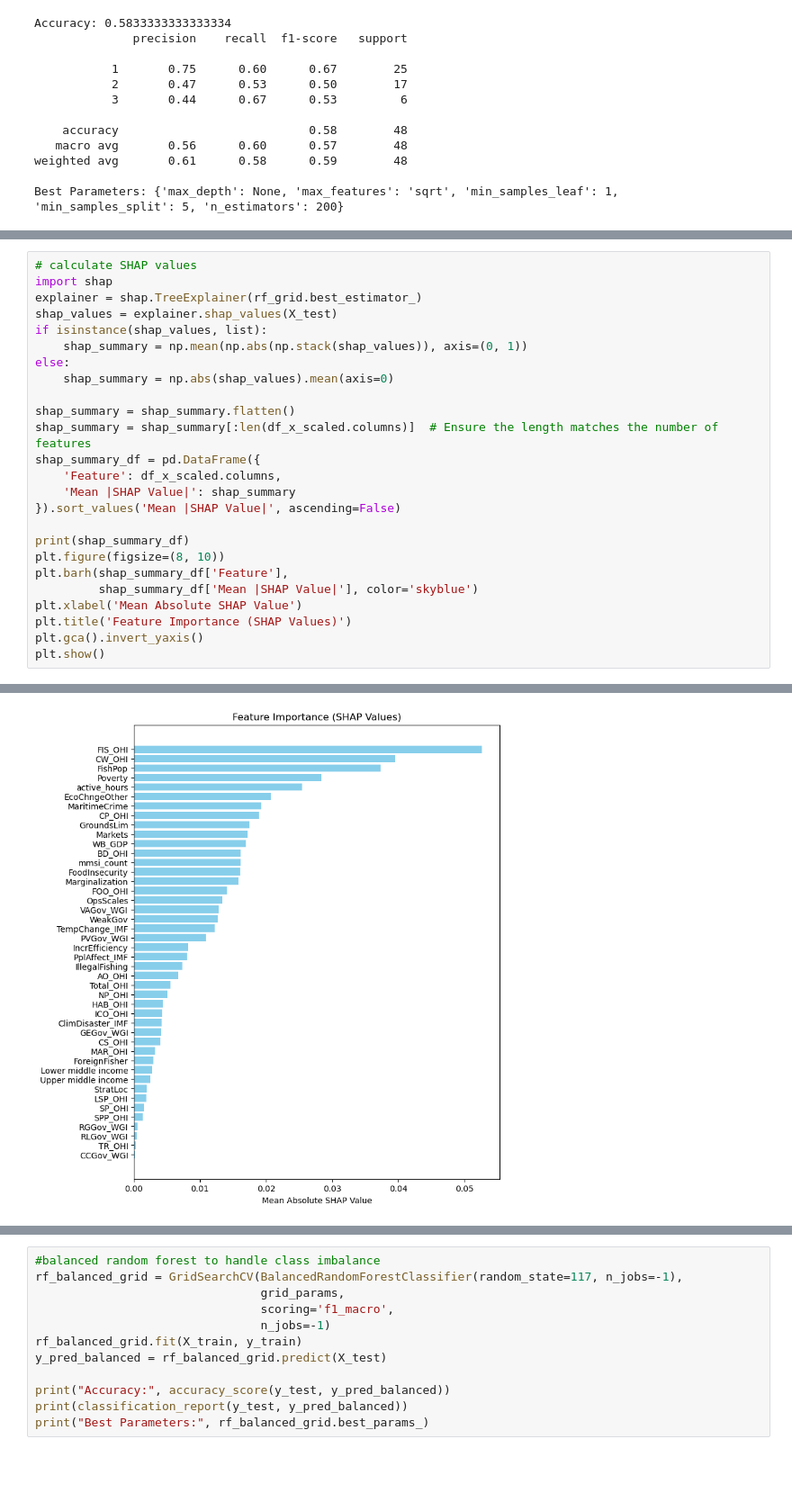
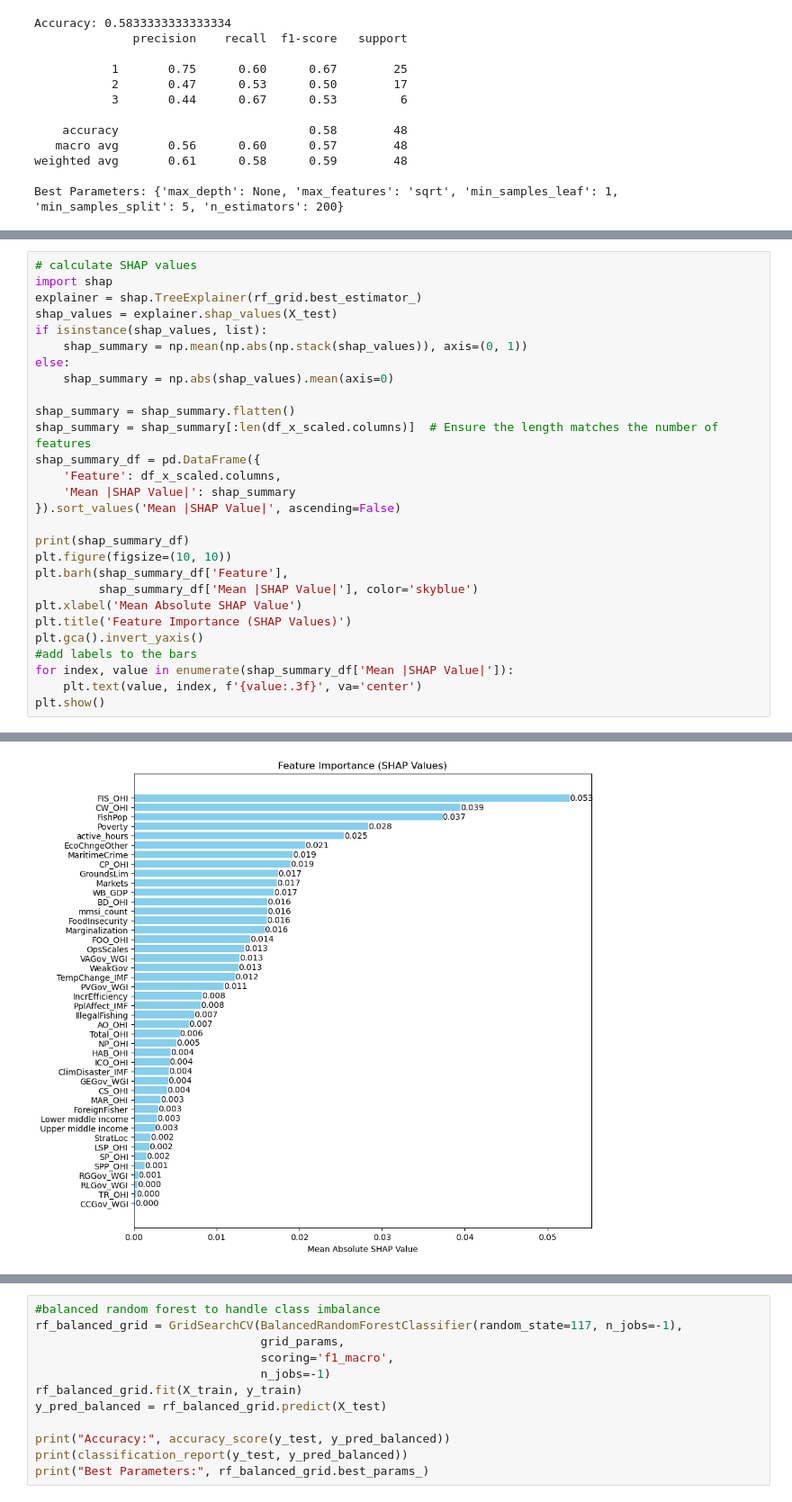
Before and after one commit to jmbyers117/WWF_Project_work, a Jupyter notebook: final_RF.ipynb, the cells around one changed output, grey strips where cells are left out. Shown at 90% size. Saved outputs shown, nothing was run; the diff lists cells and outputs as text; blank space fills up the shorter version.

```diff
--- a/final_RF.ipynb
+++ b/final_RF.ipynb
@@ -281,32 +182,35 @@ shap_summary = shap_summary[:len(df_x_scaled.columns)]  # Ensure the length matc
 shap_summary_df = pd.DataFrame({
     'Feature': df_x_scaled.columns,
     'Mean |SHAP Value|': shap_summary
 }).sort_values('Mean |SHAP Value|', ascending=False)
 
 print(shap_summary_df)
-plt.figure(figsize=(8, 10))
+plt.figure(figsize=(10, 10))
 plt.barh(shap_summary_df['Feature'],
          shap_summary_df['Mean |SHAP Value|'], color='skyblue')
 plt.xlabel('Mean Absolute SHAP Value')
 plt.title('Feature Importance (SHAP Values)')
 plt.gca().invert_yaxis()
+#add labels to the bars
+for index, value in enumerate(shap_summary_df['Mean |SHAP Value|']):
+    plt.text(value, index, f'{value:.3f}', va='center')
 plt.show()
 # %% [output]
                 Feature  Mean |SHAP Value|
 22              FIS_OHI           0.052675
 21               CW_OHI           0.039499
 3               FishPop           0.037293
 11              Poverty           0.028333
 0          active_hours           0.025387
 4         EcoChngeOther           0.020675
 15        MaritimeCrime           0.019232
 19               CP_OHI           0.018941
 5            GroundsLim           0.017451
 10              Markets           0.017249
 16               WB_GDP           0.016922
 ... (29 lines left out)
 36            RGGov_WGI           0.000545
 37            RLGov_WGI           0.000431
 32               TR_OHI           0.000311
 38            CCGov_WGI           0.000155
-[figure, old version]
+[figure, new version]
```
Also changed, not shown: parts of 9 cells of this notebook, 1 other file.
